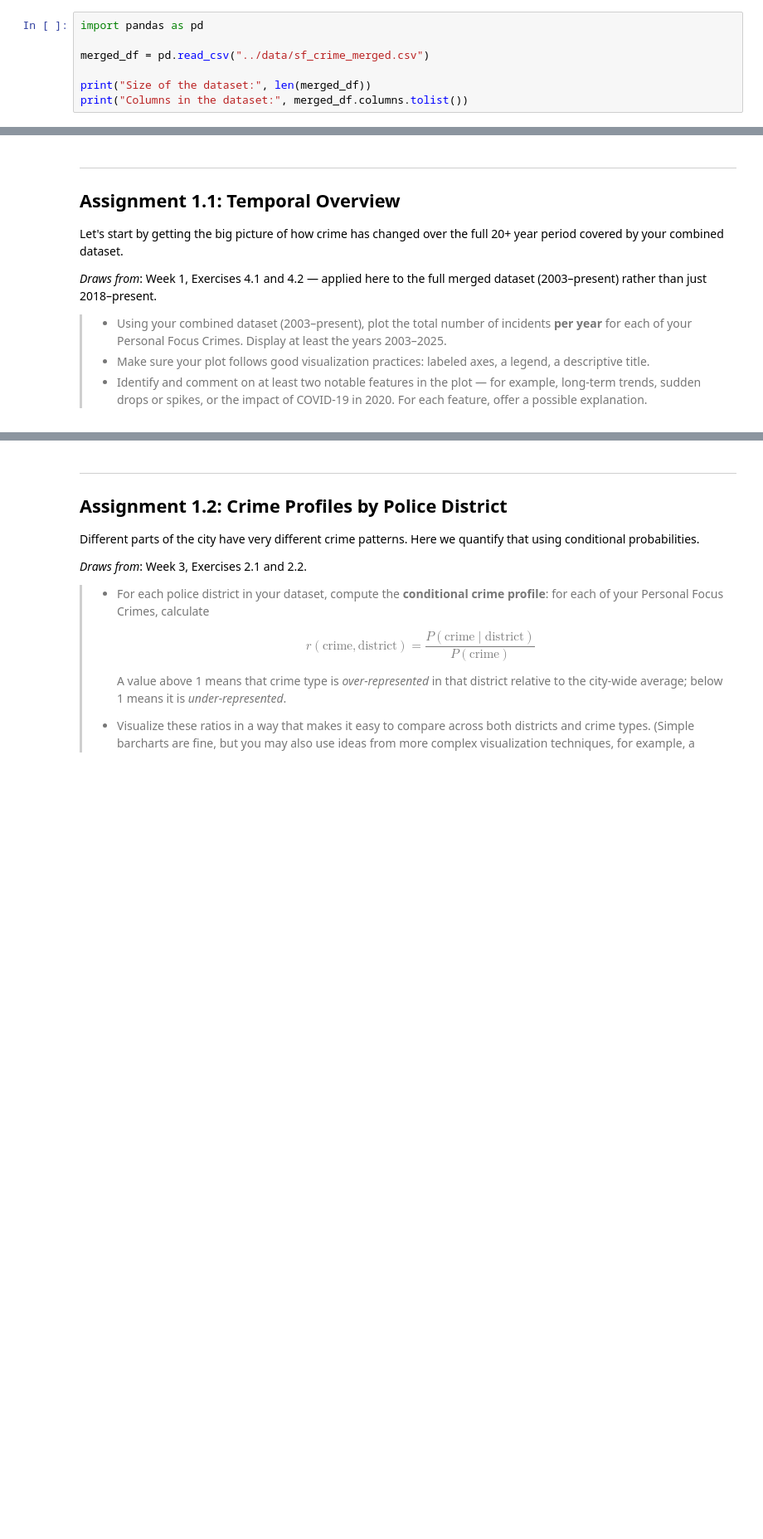
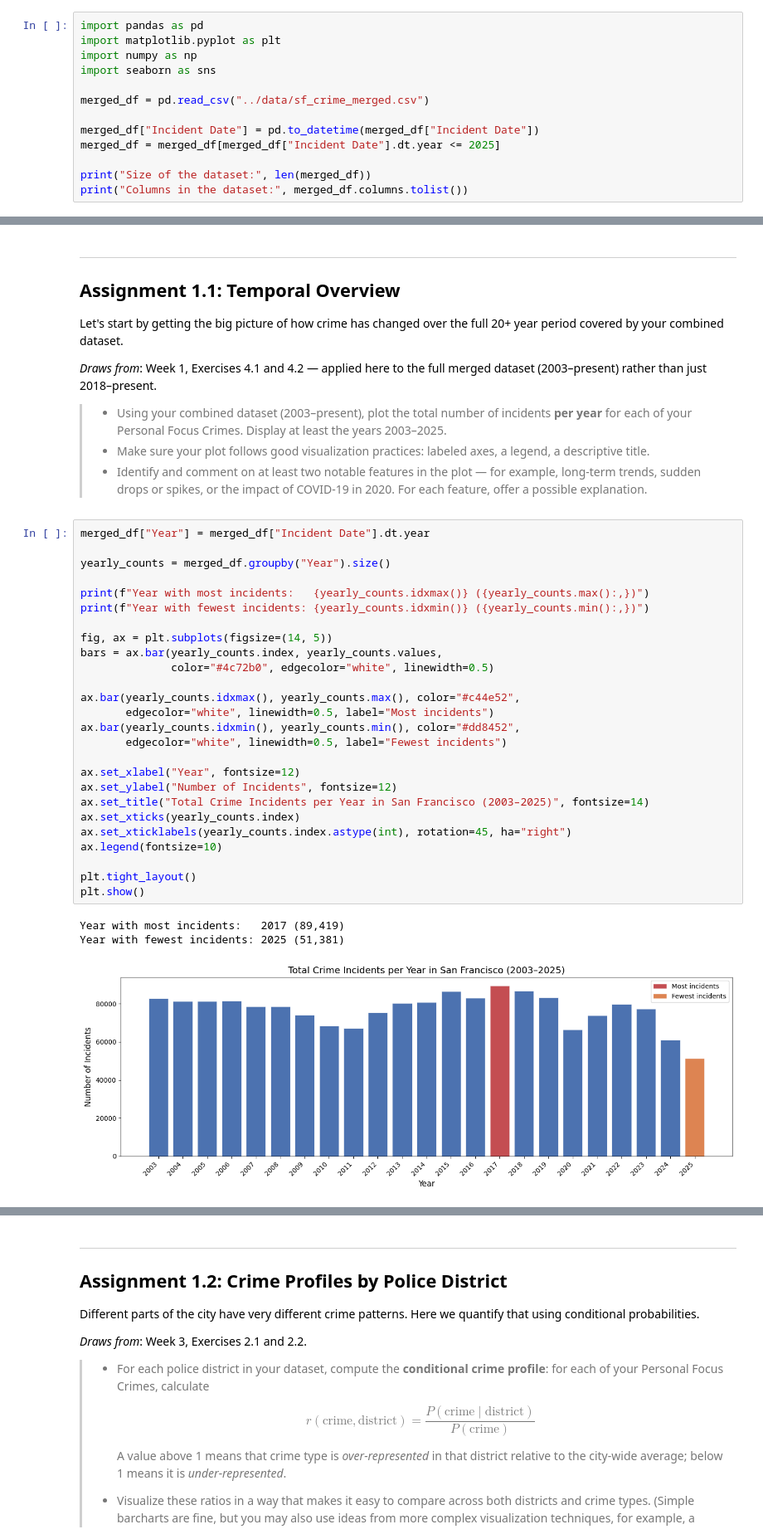
Before and after one commit to Aryan-Mi/dtu-social-data-assignments, a Jupyter notebook: assignment-1/Assignment1.ipynb, the cells around one changed output, grey strips where cells are left out. Shown at 83% size. Drawn from its saved outputs; the diff is of its cells as text; blank space fills up the shorter version.

Commit message:
Merged 1.1 and 1.2 into main notebook

```diff
--- a/assignment-1/Assignment1.ipynb
+++ b/assignment-1/Assignment1.ipynb
@@ -24,9 +24,15 @@ If you use and LLM to cheat, you are missing out on your education ... it will m
 </div>
 # %%
 import pandas as pd
+import matplotlib.pyplot as plt
+import numpy as np
+import seaborn as sns
 
 merged_df = pd.read_csv("../data/sf_crime_merged.csv")
 
+merged_df["Incident Date"] = pd.to_datetime(merged_df["Incident Date"])
+merged_df = merged_df[merged_df["Incident Date"].dt.year <= 2025]
+
 print("Size of the dataset:", len(merged_df))
 print("Columns in the dataset:", merged_df.columns.tolist())
 # %% [output]
@@ -69,3 +73,33 @@ Let's start by getting the big picture of how crime has changed over the full 20
 > * Using your combined dataset (2003–present), plot the total number of incidents **per year** for each of your Personal Focus Crimes. Display at least the years 2003–2025.
 > * Make sure your plot follows good visualization practices: labeled axes, a legend, a descriptive title.
 > * Identify and comment on at least two notable features in the plot — for example, long-term trends, sudden drops or spikes, or the impact of COVID-19 in 2020. For each feature, offer a possible explanation.
+# %%
+merged_df["Year"] = merged_df["Incident Date"].dt.year
+
+yearly_counts = merged_df.groupby("Year").size()
+
+print(f"Year with most incidents:   {yearly_counts.idxmax()} ({yearly_counts.max():,})")
+print(f"Year with fewest incidents: {yearly_counts.idxmin()} ({yearly_counts.min():,})")
+
+fig, ax = plt.subplots(figsize=(14, 5))
+bars = ax.bar(yearly_counts.index, yearly_counts.values,
+              color="#4c72b0", edgecolor="white", linewidth=0.5)
+
+ax.bar(yearly_counts.idxmax(), yearly_counts.max(), color="#c44e52",
+       edgecolor="white", linewidth=0.5, label="Most incidents")
+ax.bar(yearly_counts.idxmin(), yearly_counts.min(), color="#dd8452",
+       edgecolor="white", linewidth=0.5, label="Fewest incidents")
+
+ax.set_xlabel("Year", fontsize=12)
+ax.set_ylabel("Number of Incidents", fontsize=12)
+ax.set_title("Total Crime Incidents per Year in San Francisco (2003–2025)", fontsize=14)
+ax.set_xticks(yearly_counts.index)
+ax.set_xticklabels(yearly_counts.index.astype(int), rotation=45, ha="right")
+ax.legend(fontsize=10)
+
+plt.tight_layout()
+plt.show()
+# %% [output]
+Year with most incidents:   2017 (89,419)
+Year with fewest incidents: 2025 (51,381)
+[figure, added]
```
Also changed, not shown: parts of 13 cells of this notebook, 1 other file.
